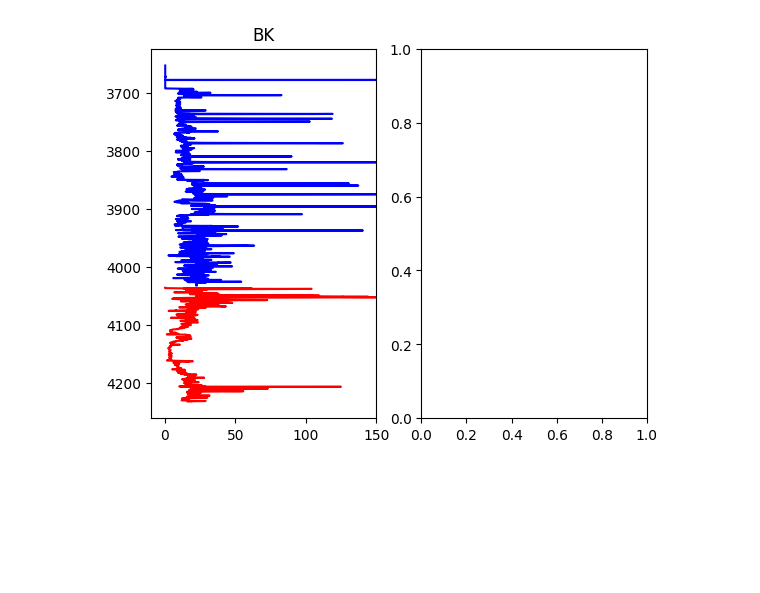
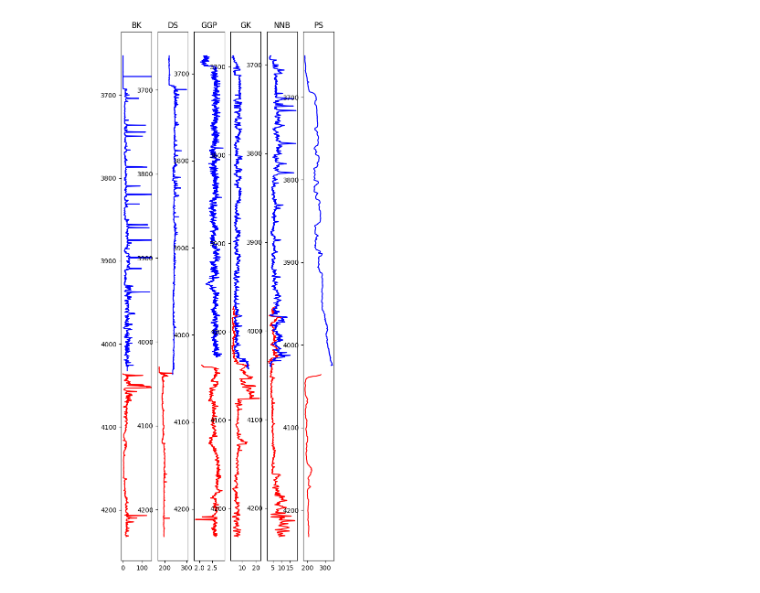
Before and after one commit to spaceswimmer/Pertoleum-Geology-Projects, a Jupyter notebook: Artemiy_Fishchuk_examples/Well data processing/well_processing.ipynb, the cells around one changed output. Saved outputs shown, nothing was run; the diff lists cells and outputs as text; code cells hidden in the pictures; blank space fills up the shorter version.

```diff
--- a/Artemiy_Fishchuk_examples/Well data processing/well_processing.ipynb
+++ b/Artemiy_Fishchuk_examples/Well data processing/well_processing.ipynb
@@ -14,10 +27,32 @@ Index(['AK', 'BK', 'BK_3', 'DS', 'DS_2', 'DT_1', 'GGP', 'GGP_1', 'GK', 'GK_3',
-# %%
-fig, axs = plt.subplots(1, 2)
-axs[0].plot(data.BK, data.index, c="red")
-axs[0].plot(data.BK_3, data.index, c="blue")
-axs[0].set_aspect((1,10))
-axs[0].set_xlim((-10, 150))
-axs[0].set_title("BK")
-axs[0].invert_yaxis()
-# %% [output]
-[figure, removed]
+# %%
+fig, axs = plt.subplots(1, 6)
+fig.set_size_inches(6,15)
+axs[0].plot(data.BK, data.index, c="red")
+axs[0].plot(data.BK_3, data.index, c="blue")
+axs[0].set_title("BK")
+axs[0].set_xlim((-10, 150))
+
+axs[1].plot(data.DS, data.index, c="red")
+axs[1].plot(data.DS_2, data.index, c="blue")
+axs[1].set_title("DS")
+
+axs[2].plot(data.GGP, data.index, c="red")
+axs[2].plot(data.GGP_1, data.index, c="blue")
+axs[2].set_title("GGP")
+
+axs[3].plot(data.GK, data.index, c="red")
+axs[3].plot(data.GK_3, data.index, c="blue")
+axs[3].set_title("GK")
+
+axs[4].plot(data.NNB, data.index, c="red")
+axs[4].plot(data.NNB_1, data.index, c="blue")
+axs[4].set_title("NNB")
+
+axs[5].plot(data.PS, data.index, c="red")
+axs[5].plot(data.PS_3, data.index, c="blue")
+axs[5].set_title("PS")
+
+for ax in axs:
+    ax.invert_yaxis()
+# %% [output]
+[figure, added]
```
Also changed, not shown: parts of 4 cells of this notebook.
